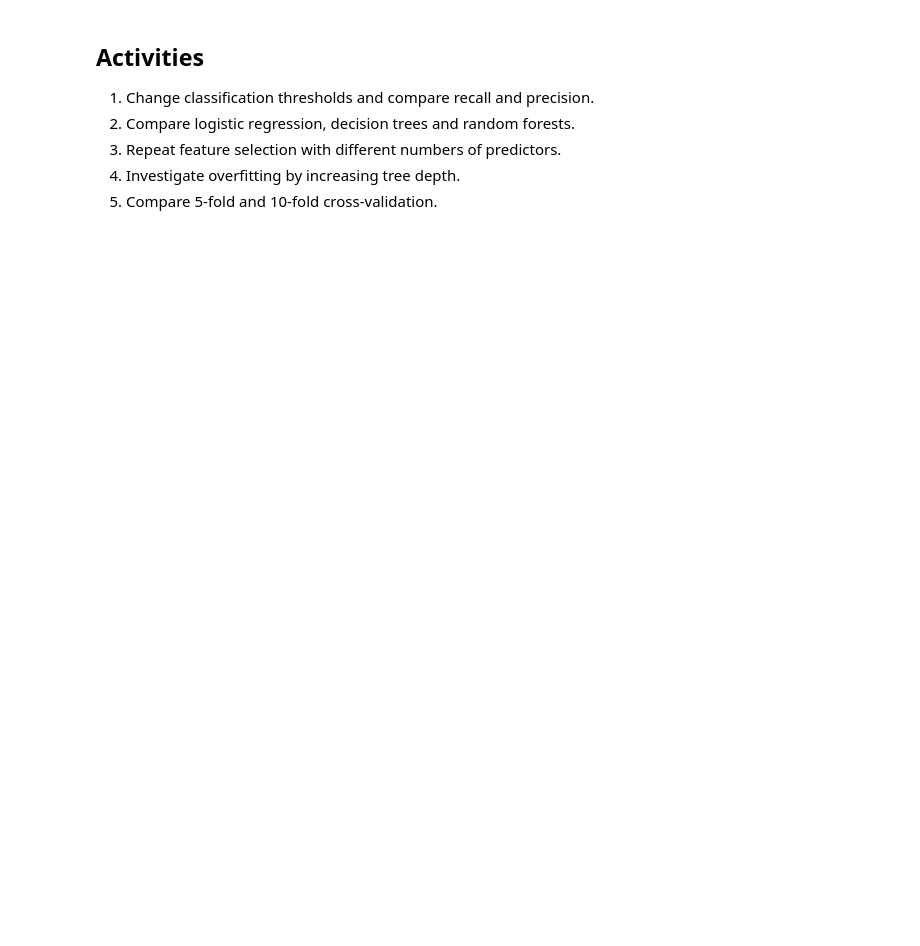
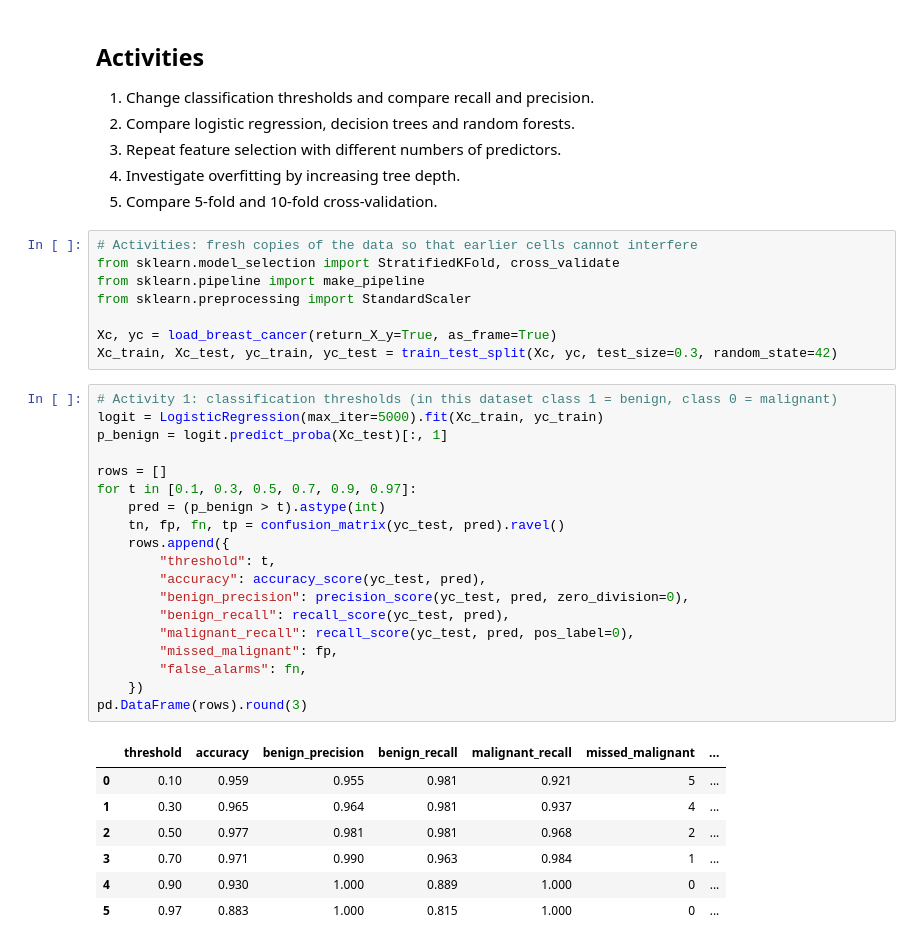
Before and after one commit to GitGud031005/AI-zero2hero-workshop, a Jupyter notebook: Notebooks_local/Day2_Lab5_Classification.ipynb, the cells around one changed output. Drawn from its saved outputs; the diff is of its cells as text; blank space fills up the shorter version.

```diff
--- a/Notebooks_local/Day2_Lab5_Classification.ipynb
+++ b/Notebooks_local/Day2_Lab5_Classification.ipynb
@@ -150,3 +219,38 @@ for d in [1,3,10,None]:
 3. Repeat feature selection with different numbers of predictors.
 4. Investigate overfitting by increasing tree depth.
 5. Compare 5-fold and 10-fold cross-validation.
+# %%
+# Activities: fresh copies of the data so that earlier cells cannot interfere
+from sklearn.model_selection import StratifiedKFold, cross_validate
+from sklearn.pipeline import make_pipeline
+from sklearn.preprocessing import StandardScaler
+
+Xc, yc = load_breast_cancer(return_X_y=True, as_frame=True)
+Xc_train, Xc_test, yc_train, yc_test = train_test_split(Xc, yc, test_size=0.3, random_state=42)
+# %%
+# Activity 1: classification thresholds (in this dataset class 1 = benign, class 0 = malignant)
+logit = LogisticRegression(max_iter=5000).fit(Xc_train, yc_train)
+p_benign = logit.predict_proba(Xc_test)[:, 1]
+
+rows = []
+for t in [0.1, 0.3, 0.5, 0.7, 0.9, 0.97]:
+    pred = (p_benign > t).astype(int)
+    tn, fp, fn, tp = confusion_matrix(yc_test, pred).ravel()
+    rows.append({
+        "threshold": t,
+        "accuracy": accuracy_score(yc_test, pred),
+        "benign_precision": precision_score(yc_test, pred, zero_division=0),
+        "benign_recall": recall_score(yc_test, pred),
+        "malignant_recall": recall_score(yc_test, pred, pos_label=0),
+        "missed_malignant": fp,
+        "false_alarms": fn,
+    })
+pd.DataFrame(rows).round(3)
+# %% [output]
+|  | threshold | accuracy | benign_precision | benign_recall | malignant_recall | missed_malignant | ... |
+| 0 | 0.10 | 0.959 | 0.955 | 0.981 | 0.921 | 5 | ... |
+| 1 | 0.30 | 0.965 | 0.964 | 0.981 | 0.937 | 4 | ... |
+| 2 | 0.50 | 0.977 | 0.981 | 0.981 | 0.968 | 2 | ... |
+| 3 | 0.70 | 0.971 | 0.990 | 0.963 | 0.984 | 1 | ... |
+| 4 | 0.90 | 0.930 | 1.000 | 0.889 | 1.000 | 0 | ... |
+| 5 | 0.97 | 0.883 | 1.000 | 0.815 | 1.000 | 0 | ... |
```
Also changed, not shown: parts of 25 cells of this notebook, 5 other files.
